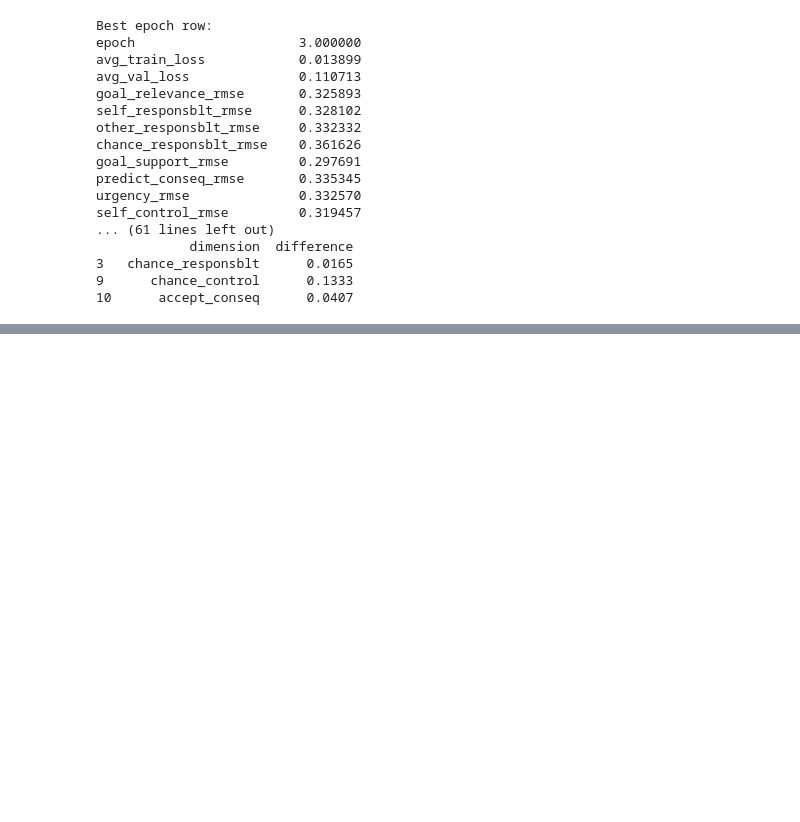
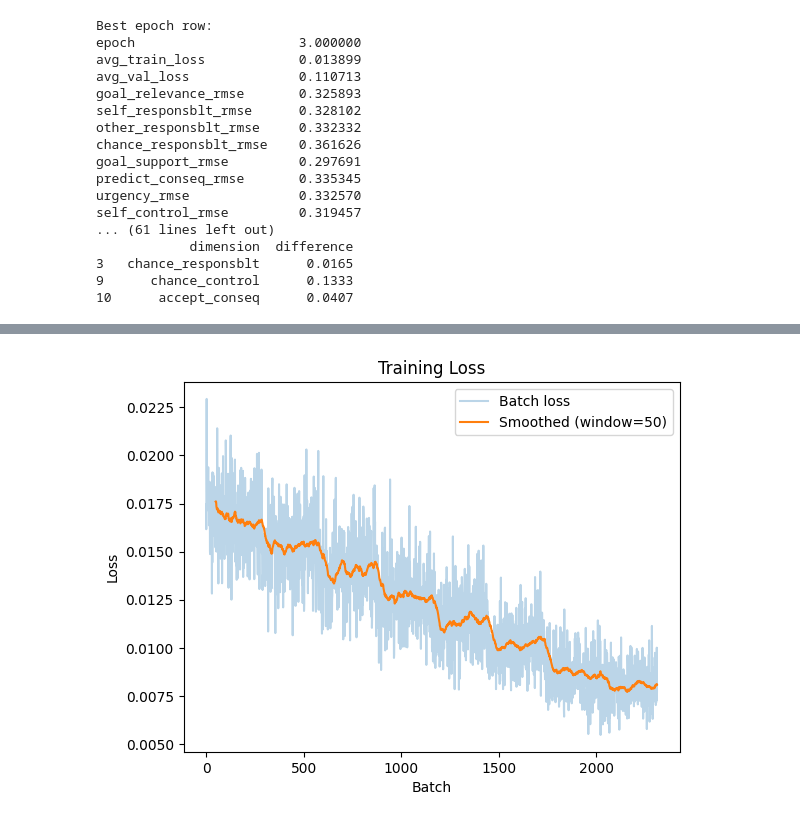
Before and after one commit to sooyeon-l/nlp-appraisal, a Jupyter notebook: notebooks/04_results_analysis.ipynb, the cells around one changed output, grey strips where cells are left out. Saved outputs shown, nothing was run; the diff lists cells and outputs as text; code cells hidden in the pictures; blank space fills up the shorter version.

```diff
--- a/notebooks/04_results_analysis.ipynb
+++ b/notebooks/04_results_analysis.ipynb
@@ -380,0 +457,4 @@ print(comparison_full.to_string())
+# %%
+plot_loss_record(phase_name)
+# %% [output]
+[figure, added]
```
Also changed, not shown: parts of 22 cells of this notebook, 5 other files.
